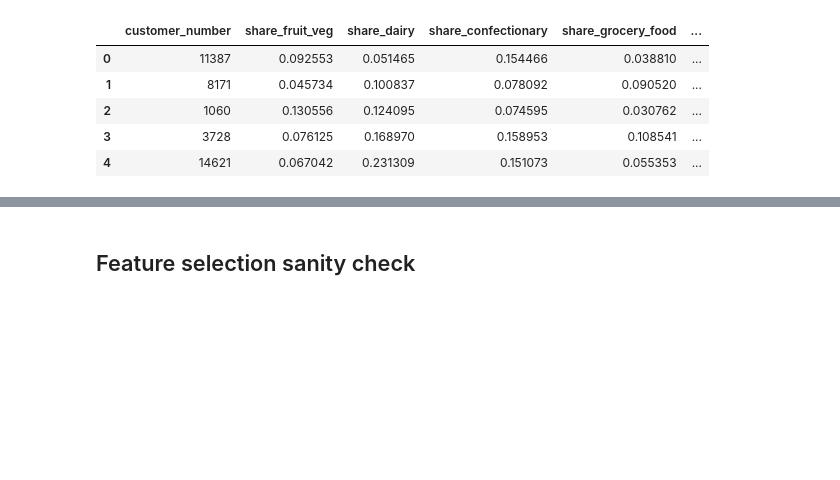
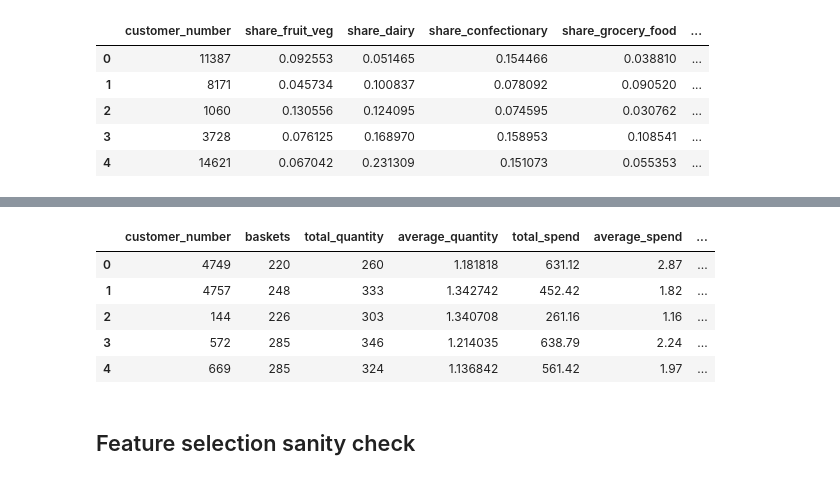
Before and after one commit to shreyuu/UoN-Business-Analytics, a Jupyter notebook: Analytics-Specializations-and-Applications/coursework-1/main.ipynb, the cells around one changed output, grey strips where cells are left out. Drawn from its saved outputs; the diff is of its cells as text; code cells hidden in the pictures; blank space fills up the shorter version.

```diff
--- a/Analytics-Specializations-and-Applications/coursework-1/main.ipynb
+++ b/Analytics-Specializations-and-Applications/coursework-1/main.ipynb
@@ -258,3 +245,12 @@ base.shape, base.head()
+# %%
+base.head()
+# %% [output]
+|  | customer_number | baskets | total_quantity | average_quantity | total_spend | average_spend | ... |
+| 0 | 4749 | 220 | 260 | 1.181818 | 631.12 | 2.87 | ... |
+| 1 | 4757 | 248 | 333 | 1.342742 | 452.42 | 1.82 | ... |
+| 2 | 144 | 226 | 303 | 1.340708 | 261.16 | 1.16 | ... |
+| 3 | 572 | 285 | 346 | 1.214035 | 638.79 | 2.24 | ... |
+| 4 | 669 | 285 | 324 | 1.136842 | 561.42 | 1.97 | ... |
 # %% [markdown]
 ## Feature selection sanity check
 # %%
```
Also changed, not shown: parts of 10 cells of this notebook, 2 other files.
